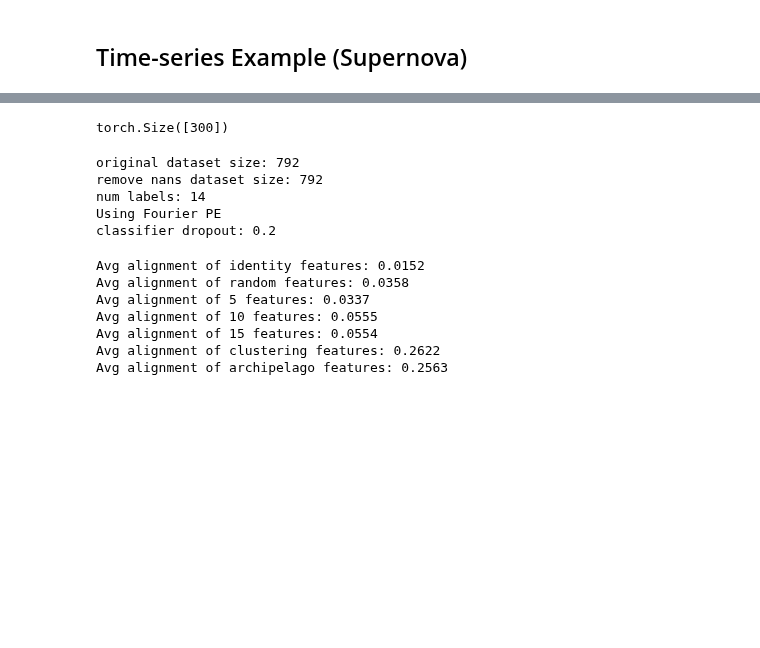
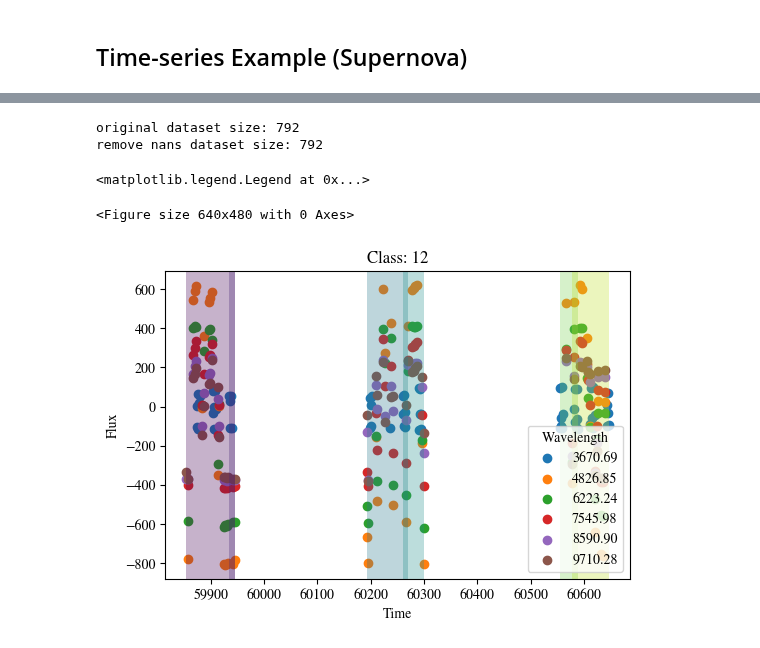
Before and after one commit to DebugML/exlib, a Jupyter notebook: fix_demo.ipynb, the cells around one changed output, grey strips where cells are left out. Saved outputs shown, nothing was run; the diff lists cells and outputs as text; code cells hidden in the pictures; blank space fills up the shorter version.

```diff
--- a/fix_demo.ipynb
+++ b/fix_demo.ipynb
@@ -416,21 +334,48 @@ plt.show()
-# %%
-mask.shape
-# %% [output]
-torch.Size([300])
-# %%
-from exlib.datasets.supernova import SupernovaDataset, SupernovaClsModel, SupernovaFixScore, get_supernova_scores
-from exlib.utils.supernova_helper import *
-scores = get_supernova_scores(dataset=supernova_dataset, batch_size = 5)
-# %% [output]
-original dataset size: 792
-remove nans dataset size: 792
-num labels: 14
-Using Fourier PE
-classifier dropout: 0.2
-Avg alignment of identity features: 0.0152
-Avg alignment of random features: 0.0358
-Avg alignment of 5 features: 0.0337
-Avg alignment of 10 features: 0.0555
-Avg alignment of 15 features: 0.0554
-Avg alignment of clustering features: 0.2622
-Avg alignment of archipelago features: 0.2563
+# %%
+supernova_dataset = exlib.datasets.supernova.SupernovaDataset(split="test")
+supernova_item = supernova_dataset.dataset[0]
+times_wv = torch.tensor(supernova_item["times_wv"])
+xs = times_wv[:, 0]
+ys = torch.tensor(supernova_item["target"])[:, 0]
+times_wv, xs, ys = times_wv[ys!=0], xs[ys!=0], ys[ys!=0]
+unique_wls = [3670.69, 4826.85, 6223.24, 7545.98, 8590.9, 9710.28]
+
+slice_feature_extractor = exlib.features.time_series.SliceGroups(ngroups=10, window_size=100)
+# %%
+supernova_dataloader = exlib.datasets.supernova_helper.create_test_dataloader_raw(
+    dataset = supernova_dataset,
+    batch_size = 5
+)
+
+for batch in supernova_dataloader:
+    slice_groups = slice_feature_extractor(**batch)
+    slice_groups = slice_groups[0]
+    break
+# %% [output]
+original dataset size: 792
+remove nans dataset size: 792
+# %%
+plt.clf()
+plt.figure(figsize=(6,4))
+
+# First plot the wavelengths like before
+for wl in unique_wls:
+    mask = times_wv[:, 1] == wl
+    plt.scatter(xs[mask], ys[mask], label=f'{wl:.2f}', cmap="viridis")
+
+# Then overlay the groups
+cmap = plt.cm.get_cmap("viridis")
+for i, g in enumerate(slice_groups):
+    if g.sum() == 0: continue
+    xmin = xs[g.nonzero().min().item()].item()
+    xmax = xs[g.nonzero().max().item()].item()
+    plt.axvspan(xmin, xmax, alpha=0.3, facecolor=cmap(i/len(slice_groups)))
+
+plt.title(f'Class: {supernova_item["label"]}')
+plt.xlabel('Time')
+plt.ylabel('Flux')
+plt.legend(title='Wavelength')
+# %% [output]
+<matplotlib.legend.Legend at 0x...>
+<Figure size 640x480 with 0 Axes>
+[figure, added]
```
Also changed, not shown: parts of 7 cells of this notebook, 12 other files.
